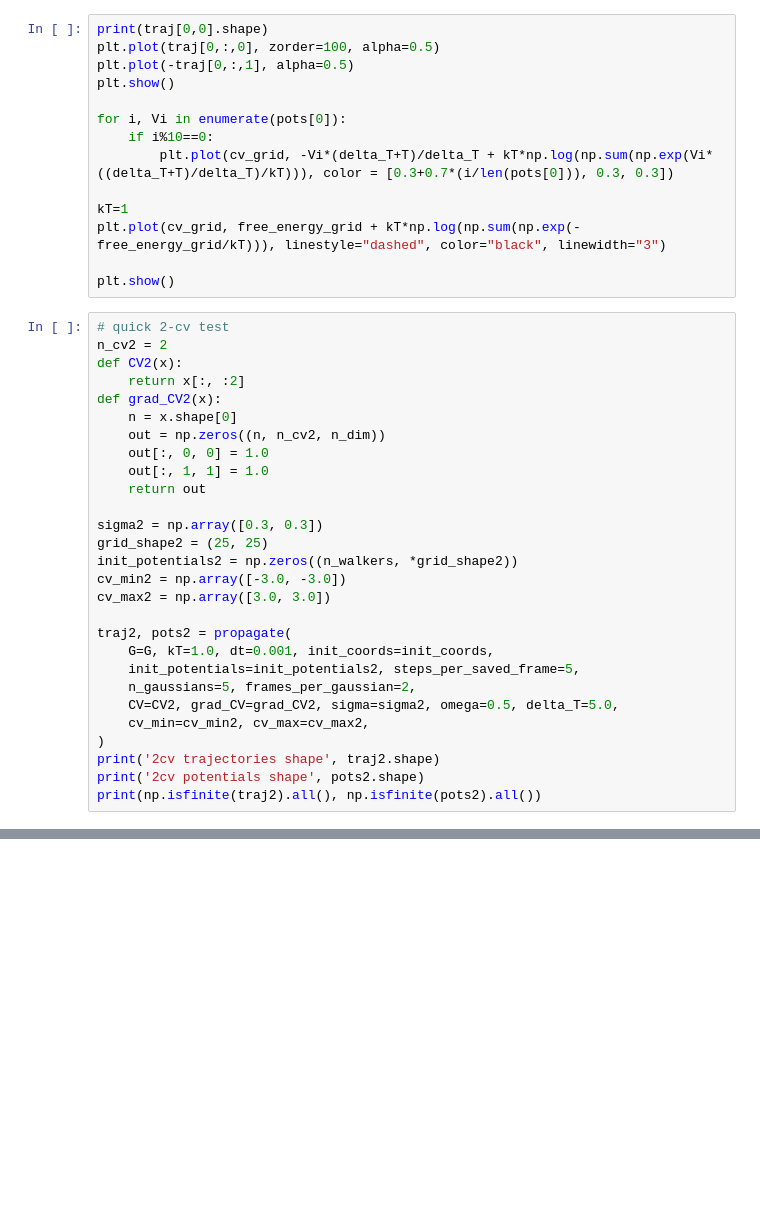
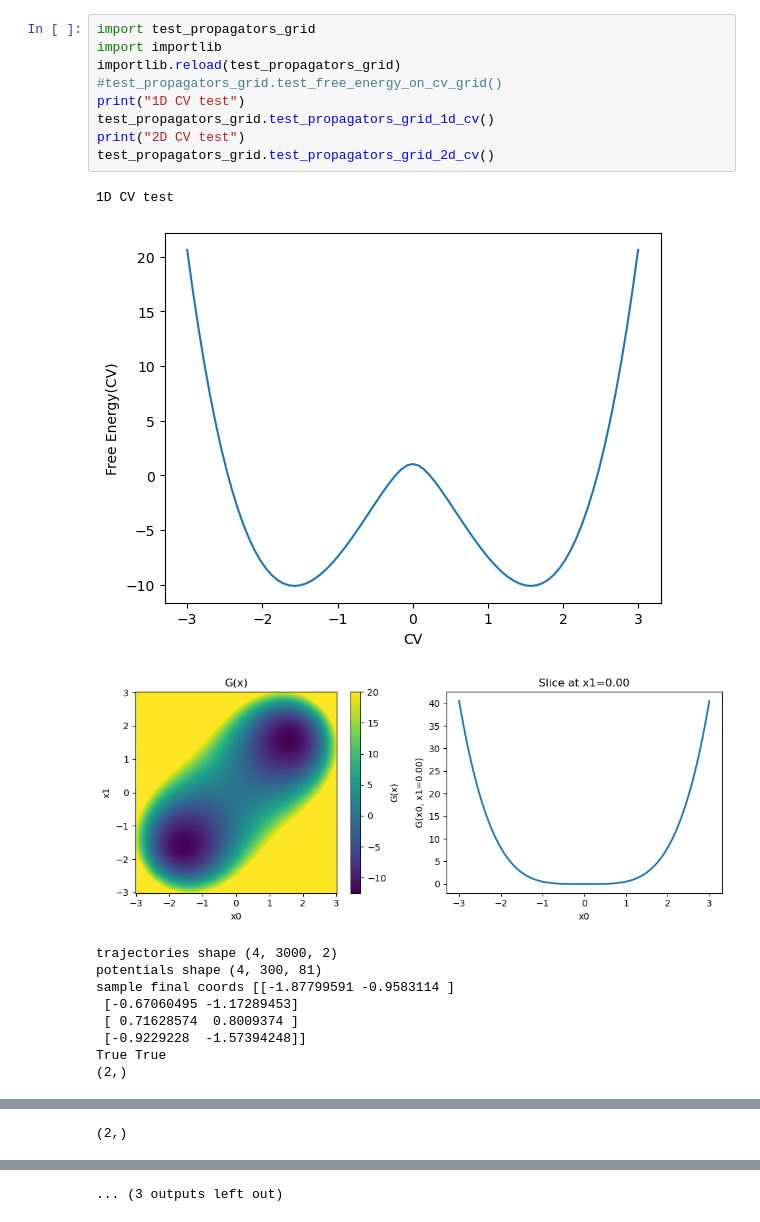
Before and after one commit to JonathanHB/sampling-methods-v4, a Jupyter notebook: propagator_testing.ipynb, the cells around one changed output, grey strips where cells are left out. Cells and saved outputs as stored; diff of their text form; blank space fills up the shorter version.

Commit message:
cleaned code, wrote tests, at step 3 of scratch.py

```diff
--- a/propagator_testing.ipynb
+++ b/propagator_testing.ipynb
@@ -219,42 +1,21 @@ True True
-# %%
-print(traj[0,0].shape)
-plt.plot(traj[0,:,0], zorder=100, alpha=0.5)
-plt.plot(-traj[0,:,1], alpha=0.5)
-plt.show()
-
-for i, Vi in enumerate(pots[0]):
-    if i%10==0:
-        plt.plot(cv_grid, -Vi*(delta_T+T)/delta_T + kT*np.log(np.sum(np.exp(Vi*((delta_T+T)/delta_T)/kT))), color = [0.3+0.7*(i/len(pots[0])), 0.3, 0.3])
-
-kT=1
-plt.plot(cv_grid, free_energy_grid + kT*np.log(np.sum(np.exp(-free_energy_grid/kT))), linestyle="dashed", color="black", linewidth="3")
-
-plt.show()
-# %%
-# quick 2-cv test
-n_cv2 = 2
-def CV2(x):
-    return x[:, :2]
-def grad_CV2(x):
-    n = x.shape[0]
-    out = np.zeros((n, n_cv2, n_dim))
-    out[:, 0, 0] = 1.0
-    out[:, 1, 1] = 1.0
-    return out
-
-sigma2 = np.array([0.3, 0.3])
-grid_shape2 = (25, 25)
-init_potentials2 = np.zeros((n_walkers, *grid_shape2))
-cv_min2 = np.array([-3.0, -3.0])
-cv_max2 = np.array([3.0, 3.0])
-
-traj2, pots2 = propagate(
-    G=G, kT=1.0, dt=0.001, init_coords=init_coords,
-    init_potentials=init_potentials2, steps_per_saved_frame=5,
-    n_gaussians=5, frames_per_gaussian=2,
-    CV=CV2, grad_CV=grad_CV2, sigma=sigma2, omega=0.5, delta_T=5.0,
-    cv_min=cv_min2, cv_max=cv_max2,
-)
-print('2cv trajectories shape', traj2.shape)
-print('2cv potentials shape', pots2.shape)
-print(np.isfinite(traj2).all(), np.isfinite(pots2).all())
+# %%
+import test_propagators_grid
+import importlib
+importlib.reload(test_propagators_grid)
+#test_propagators_grid.test_free_energy_on_cv_grid()
+print("1D CV test")
+test_propagators_grid.test_propagators_grid_1d_cv()
+print("2D CV test")
+test_propagators_grid.test_propagators_grid_2d_cv()
+# %% [output]
+1D CV test
+[figure, added]
+[figure, added]
+trajectories shape (4, 3000, 2)
+potentials shape (4, 300, 81)
+sample final coords [[-1.87799591 -0.9583114 ]
+ [-0.67060495 -1.17289453]
+ [ 0.71628574  0.8009374 ]
+ [-0.9229228  -1.57394248]]
+True True
+(2,)
@@ -260,0 +24 @@ print(np.isfinite(traj2).all(), np.isfinite(pots2).all())
+(2,)
@@ -260,0 +33 @@ print(np.isfinite(traj2).all(), np.isfinite(pots2).all())
+... (3 outputs left out)
```
Also changed, not shown: parts of 6 cells of this notebook, 8 other files.
